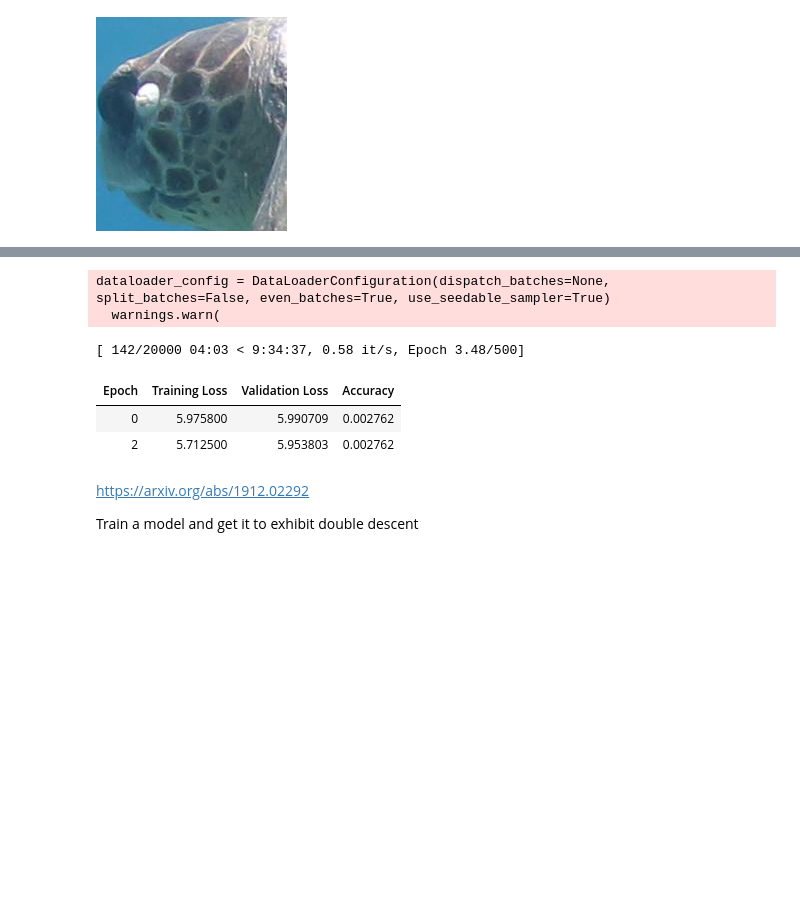
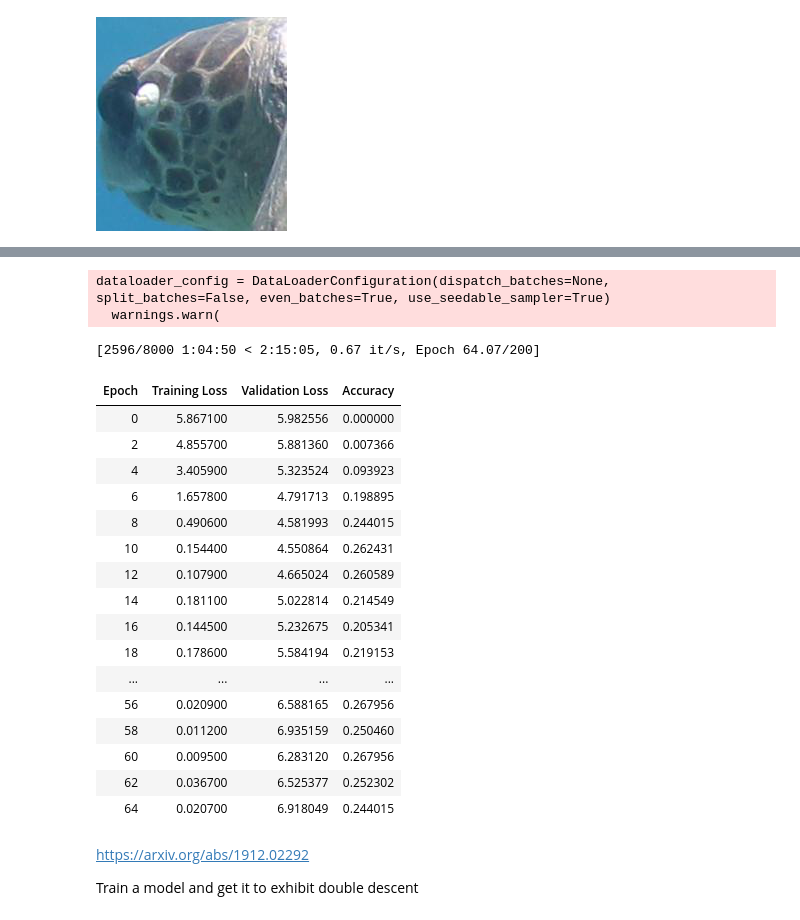
Before and after one commit to YM2132/SeaTurtles, a Jupyter notebook: SeaTurtle.ipynb, the cells around one changed output, grey strips where cells are left out. Cells and saved outputs as stored; diff of their text form; code cells hidden in the pictures; blank space fills up the shorter version.

```diff
--- a/SeaTurtle.ipynb
+++ b/SeaTurtle.ipynb
@@ -263,4 +268,7 @@ for i, label in enumerate(labels):
     id2label[str(i)] = label
 # %%
 checkpoint = "google/vit-base-patch16-224-in21k"
-image_processor = AutoImageProcessor.from_pretrained(checkpoint)
+checkpoint_384 = "google/vit-base-patch16-384" # Not very good without further tuning?
+checkpoint_convnextv2 = "facebook/convnextv2-tiny-1k-224"
+checkpoint_convnext = "facebook/convnext-tiny-224"
+image_processor = AutoImageProcessor.from_pretrained(checkpoint_convnextv2)
@@ -274,10 +284,11 @@ def compute_metrics(eval_pred):
     predictions = np.argmax(predictions, axis=1)
     return accuracy.compute(predictions=predictions, references=labels)
 # %%
-model = AutoModelForImageClassification.from_pretrained(
-    checkpoint,
+model = ConvNextV2ForImageClassification.from_pretrained(
+    checkpoint_convnextv2,
     num_labels=len(labels),
     id2label=id2label,
     label2id=label2id,
+    ignore_mismatched_sizes=True
 )
 # %% [output]
@@ -285,43 +298,61 @@ Some weights of ViTForImageClassification were not initialized from the model ch
 You should probably TRAIN this model on a down-stream task to be able to use it for predictions and inference.
 # %%
 training_args = TrainingArguments(
-    output_dir="./model_results/ViT4",
+    output_dir="./model_results/convnextv2_2",
     remove_unused_columns=False,
     evaluation_strategy="epoch",
     save_strategy="epoch",
-    learning_rate=5e-4,
+    #learning_rate=5e-4,
+    #learning_rate=8e-4,  # for convnextv2
+    learning_rate=8e-4,  # for convnextv1
+    lr_scheduler_type="cosine",
+    weight_decay=0.05,
     per_device_train_batch_size=32,
     gradient_accumulation_steps=4,
     per_device_eval_batch_size=32,
-    num_train_epochs=500,
+    num_train_epochs=200,
     warmup_ratio=0.1,
     logging_steps=10,
     load_best_model_at_end=True,
     metric_for_best_model="accuracy",
 )
 
 trainer = Trainer(
     model=model,
     args=training_args,
     data_collator=data_collator,
     train_dataset=dataset["train"],
     eval_dataset=dataset["validation"],
     tokenizer=image_processor,
     compute_metrics=compute_metrics,
 )
 
 train_results = trainer.train()
 trainer.save_model()
 trainer.log_metrics("train", train_results.metrics)
 trainer.save_metrics("train", train_results.metrics)
 trainer.save_state()
 # %% [output]
 dataloader_config = DataLoaderConfiguration(dispatch_batches=None, split_batches=False, even_batches=True, use_seedable_sampler=True)
   warnings.warn(
-[ 142/20000 04:03 < 9:34:37, 0.58 it/s, Epoch 3.48/500]
+[2596/8000 1:04:50 < 2:15:05, 0.67 it/s, Epoch 64.07/200]
 | Epoch | Training Loss | Validation Loss | Accuracy |
-| 0 | 5.975800 | 5.990709 | 0.002762 |
-| 2 | 5.712500 | 5.953803 | 0.002762 |
+| 0 | 5.867100 | 5.982556 | 0.000000 |
+| 2 | 4.855700 | 5.881360 | 0.007366 |
+| 4 | 3.405900 | 5.323524 | 0.093923 |
+| 6 | 1.657800 | 4.791713 | 0.198895 |
+| 8 | 0.490600 | 4.581993 | 0.244015 |
+| 10 | 0.154400 | 4.550864 | 0.262431 |
+| 12 | 0.107900 | 4.665024 | 0.260589 |
+| 14 | 0.181100 | 5.022814 | 0.214549 |
+| 16 | 0.144500 | 5.232675 | 0.205341 |
+| 18 | 0.178600 | 5.584194 | 0.219153 |
+| ... | ... | ... | ... |
+| 56 | 0.020900 | 6.588165 | 0.267956 |
+| 58 | 0.011200 | 6.935159 | 0.250460 |
+| 60 | 0.009500 | 6.283120 | 0.267956 |
+| 62 | 0.036700 | 6.525377 | 0.252302 |
+| 64 | 0.020700 | 6.918049 | 0.244015 |
 # %%
 trainer.predict(dataset["test"])
 # %%
```
Also changed, not shown: parts of 5 cells of this notebook.
